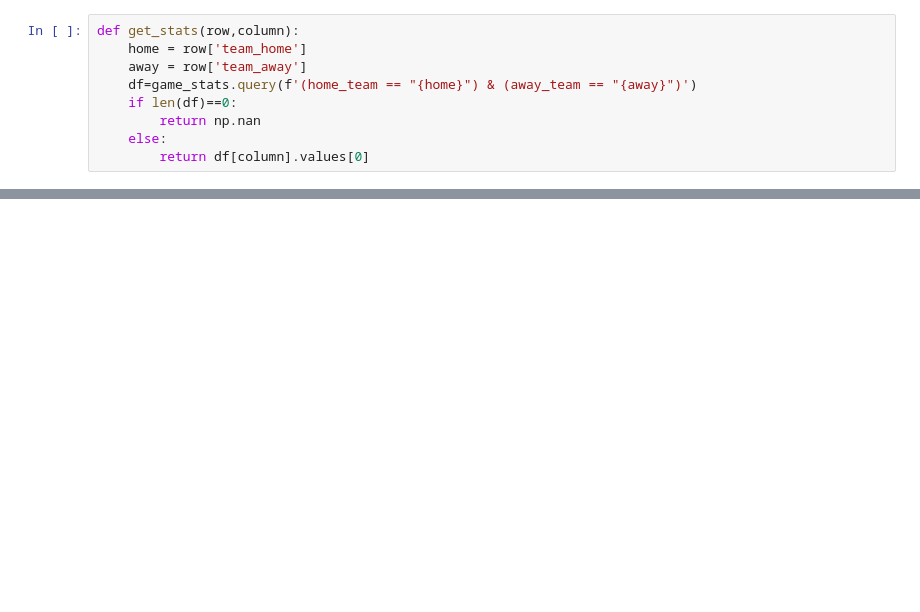
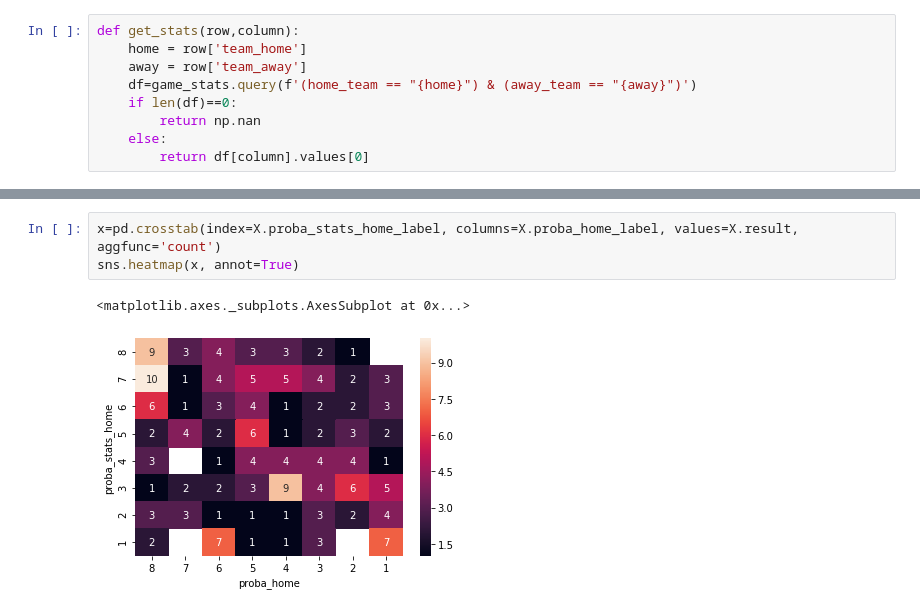
Before and after one commit to luisgzaparolli/bundesbet, a Jupyter notebook: models/stack/stack.ipynb, the cells around one changed output, grey strips where cells are left out. Drawn from its saved outputs; the diff is of its cells as text; blank space fills up the shorter version.

```diff
--- a/models/stack/stack.ipynb
+++ b/models/stack/stack.ipynb
@@ -42,0 +47,6 @@ df
+# %%
+x=pd.crosstab(index=X.proba_stats_home_label, columns=X.proba_home_label, values=X.result, aggfunc='count')
+sns.heatmap(x, annot=True)
+# %% [output]
+<matplotlib.axes._subplots.AxesSubplot at 0x...>
+[figure, added]
```
Also changed, not shown: parts of 7 cells of this notebook, 14 other files.
